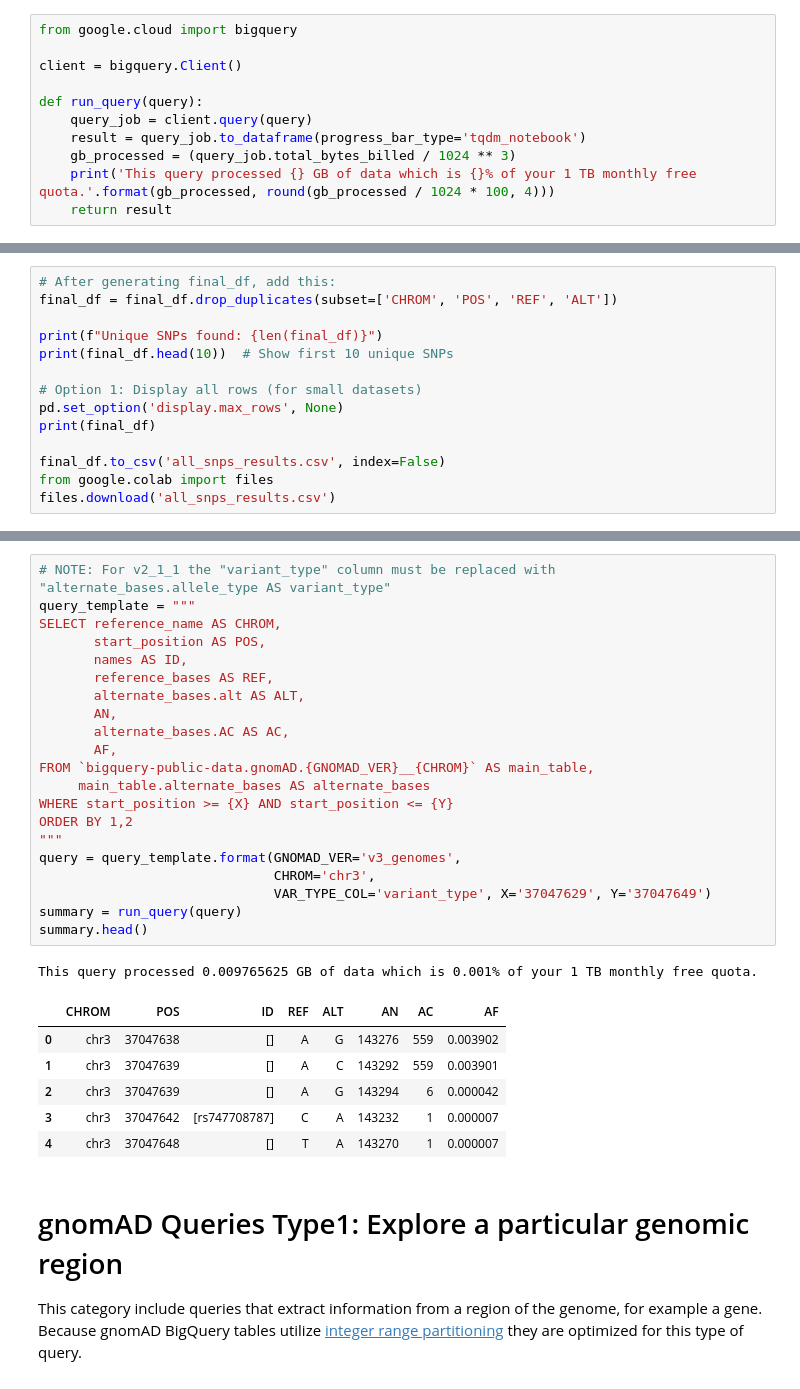
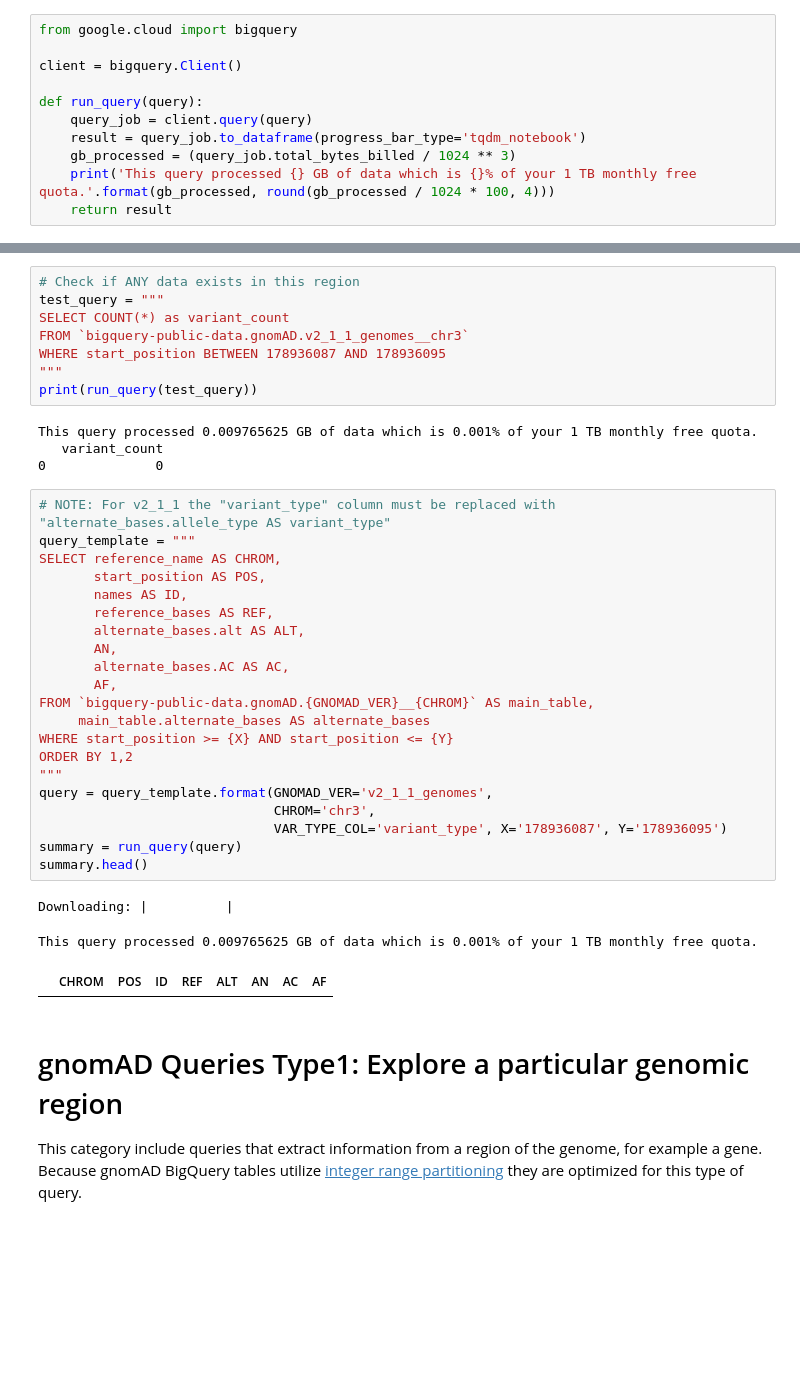
Before and after one commit to shell004/bigquery, a Jupyter notebook: gnomAD_in_BigQuery.ipynb, the cells around one changed output, grey strips where cells are left out. Drawn from its saved outputs; the diff is of its cells as text; blank space fills up the shorter version.

```diff
--- a/gnomAD_in_BigQuery.ipynb
+++ b/gnomAD_in_BigQuery.ipynb
@@ -193,14 +192,0 @@ Downloading: |          |
-# %%
-# After generating final_df, add this:
-final_df = final_df.drop_duplicates(subset=['CHROM', 'POS', 'REF', 'ALT'])
-
-print(f"Unique SNPs found: {len(final_df)}")
-print(final_df.head(10))  # Show first 10 unique SNPs
-
-# Option 1: Display all rows (for small datasets)
-pd.set_option('display.max_rows', None)
-print(final_df)
-
-final_df.to_csv('all_snps_results.csv', index=False)
-from google.colab import files
-files.download('all_snps_results.csv')
@@ -221,32 +257,40 @@ Unique SNPs found: 1
+# %%
+# Check if ANY data exists in this region
+test_query = """
+SELECT COUNT(*) as variant_count
+FROM `bigquery-public-data.gnomAD.v2_1_1_genomes__chr3`
+WHERE start_position BETWEEN 178936087 AND 178936095
+"""
+print(run_query(test_query))
+# %% [output]
+This query processed 0.009765625 GB of data which is 0.001% of your 1 TB monthly free quota.
+   variant_count
+0              0
 # %%
 # NOTE: For v2_1_1 the "variant_type" column must be replaced with "alternate_bases.allele_type AS variant_type"
 query_template = """
 SELECT reference_name AS CHROM,
        start_position AS POS,
        names AS ID,
        reference_bases AS REF,
        alternate_bases.alt AS ALT,
        AN,
        alternate_bases.AC AS AC,
        AF,
 FROM `bigquery-public-data.gnomAD.{GNOMAD_VER}__{CHROM}` AS main_table,
      main_table.alternate_bases AS alternate_bases
 WHERE start_position >= {X} AND start_position <= {Y}
 ORDER BY 1,2
 """
-query = query_template.format(GNOMAD_VER='v3_genomes',
+query = query_template.format(GNOMAD_VER='v2_1_1_genomes',
                               CHROM='chr3',
-                              VAR_TYPE_COL='variant_type', X='37047629', Y='37047649')
+                              VAR_TYPE_COL='variant_type', X='178936087', Y='178936095')
 summary = run_query(query)
 summary.head()
 # %% [output]
-This query processed 0.009765625 GB of data which is 0.001% of your 1 TB monthly free quota.
+Downloading: |          |
+This query processed 0.009765625 GB of data which is 0.001% of your 1 TB monthly free quota.
 |  | CHROM | POS | ID | REF | ALT | AN | AC | AF |
-| 0 | chr3 | 37047638 | [] | A | G | 143276 | 559 | 0.003902 |
-| 1 | chr3 | 37047639 | [] | A | C | 143292 | 559 | 0.003901 |
-| 2 | chr3 | 37047639 | [] | A | G | 143294 | 6 | 0.000042 |
-| 3 | chr3 | 37047642 | [rs747708787] | C | A | 143232 | 1 | 0.000007 |
-| 4 | chr3 | 37047648 | [] | T | A | 143270 | 1 | 0.000007 |
 # %% [markdown]
 # gnomAD Queries Type1: Explore a particular genomic region
 This category include queries that extract information from a region of the genome, for example a gene. Because gnomAD BigQuery tables utilize [integer range partitioning](https://cloud.google.com/bigquery/docs/creating-integer-range-partitions) they are optimized for this type of query.
```
Also changed, not shown: parts of 6 cells of this notebook.
